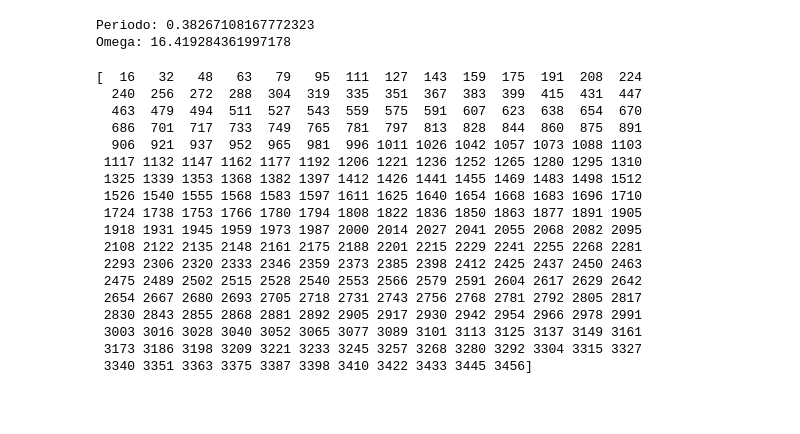
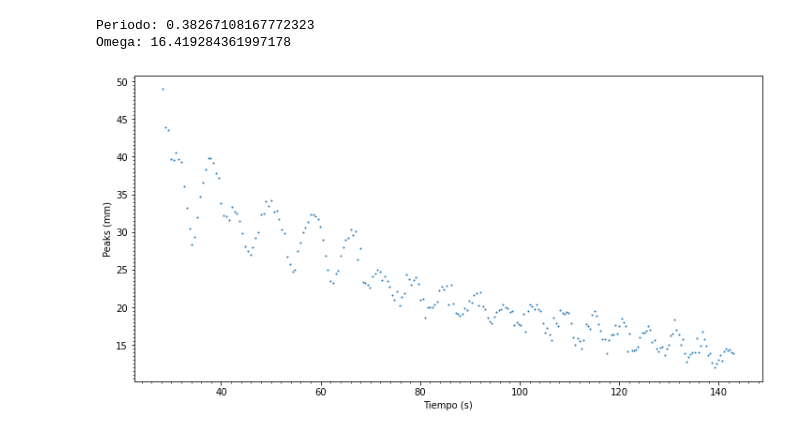
Before and after one commit to PM-lopez/Informe-3, a Jupyter notebook: Informe 3.ipynb, the cells around one changed output. Cells and saved outputs as stored; diff of their text form; code cells hidden in the pictures; blank space fills up the shorter version.

```diff
--- a/Informe 3.ipynb
+++ b/Informe 3.ipynb
@@ -67,23 +92,26 @@ Omega: 16.419284361997178
 # %%
 #Desde la gráfica del tiempo se identifican los peaks de amplitud.
 peaks,_=find_peaks(posicionFinal)
-print(peaks)
+listaPeak=[]
+listaTiempo=[]
+for i in peaks:
+    listaPeak.append(posicionFinal[i])
+    listaTiempo.append(tiempoFinal[i])
+
+peaks2,_=find_peaks(listaPeak)
+listaPeak2=[]
+listaTiempo2=[]
+for i in peaks2:
+    listaPeak2.append(listaPeak[i])
+    listaTiempo2.append(listaTiempo[i])
+#print(listaPeak)
-# %% [output]
-[  16   32   48   63   79   95  111  127  143  159  175  191  208  224
-  240  256  272  288  304  319  335  351  367  383  399  415  431  447
-  463  479  494  511  527  543  559  575  591  607  623  638  654  670
-  686  701  717  733  749  765  781  797  813  828  844  860  875  891
-  906  921  937  952  965  981  996 1011 1026 1042 1057 1073 1088 1103
- 1117 1132 1147 1162 1177 1192 1206 1221 1236 1252 1265 1280 1295 1310
- 1325 1339 1353 1368 1382 1397 1412 1426 1441 1455 1469 1483 1498 1512
- 1526 1540 1555 1568 1583 1597 1611 1625 1640 1654 1668 1683 1696 1710
- 1724 1738 1753 1766 1780 1794 1808 1822 1836 1850 1863 1877 1891 1905
- 1918 1931 1945 1959 1973 1987 2000 2014 2027 2041 2055 2068 2082 2095
- 2108 2122 2135 2148 2161 2175 2188 2201 2215 2229 2241 2255 2268 2281
- 2293 2306 2320 2333 2346 2359 2373 2385 2398 2412 2425 2437 2450 2463
- 2475 2489 2502 2515 2528 2540 2553 2566 2579 2591 2604 2617 2629 2642
- 2654 2667 2680 2693 2705 2718 2731 2743 2756 2768 2781 2792 2805 2817
- 2830 2843 2855 2868 2881 2892 2905 2917 2930 2942 2954 2966 2978 2991
- 3003 3016 3028 3040 3052 3065 3077 3089 3101 3113 3125 3137 3149 3161
- 3173 3186 3198 3209 3221 3233 3245 3257 3268 3280 3292 3304 3315 3327
- 3340 3351 3363 3375 3387 3398 3410 3422 3433 3445 3456]
+# %%
+fig,ax=plt.subplots(1,1,figsize=(12,6))
+ax.scatter(listaTiempo,listaPeak,s=1)
+ax.set_xlabel("Tiempo (s)")
+ax.set_ylabel("Peaks (mm)")
+ax.xaxis.set_minor_locator(AutoMinorLocator(10))
+ax.yaxis.set_minor_locator(AutoMinorLocator(10))
+plt.show()
+# %% [output]
+[figure, added]
```
Also changed, not shown: parts of 9 cells of this notebook.
